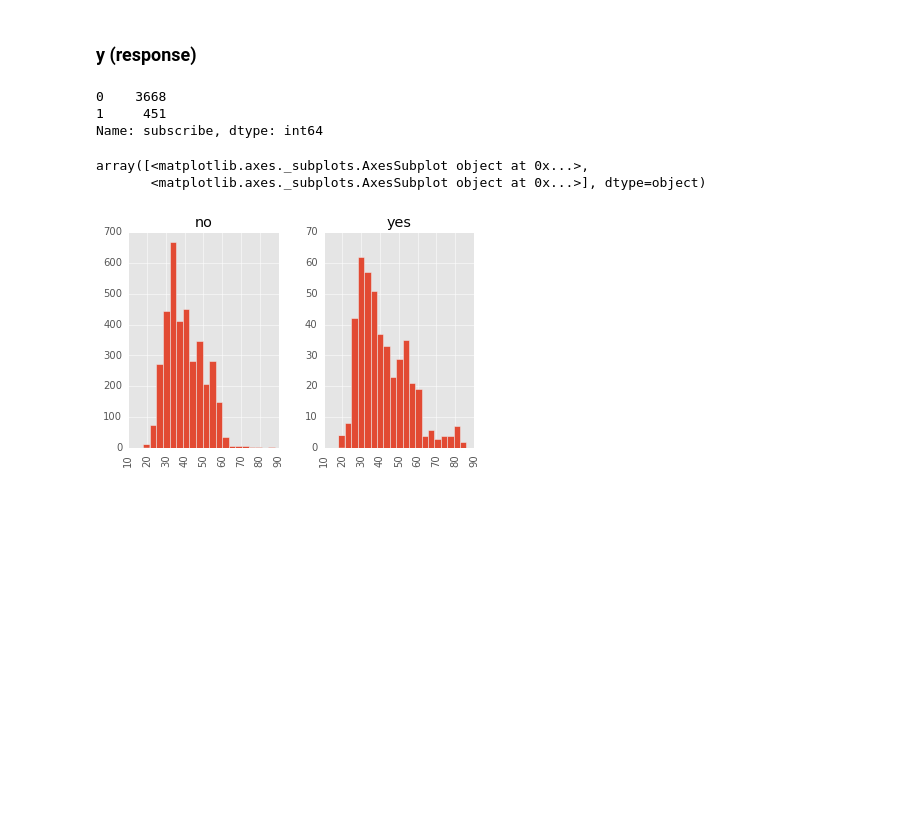
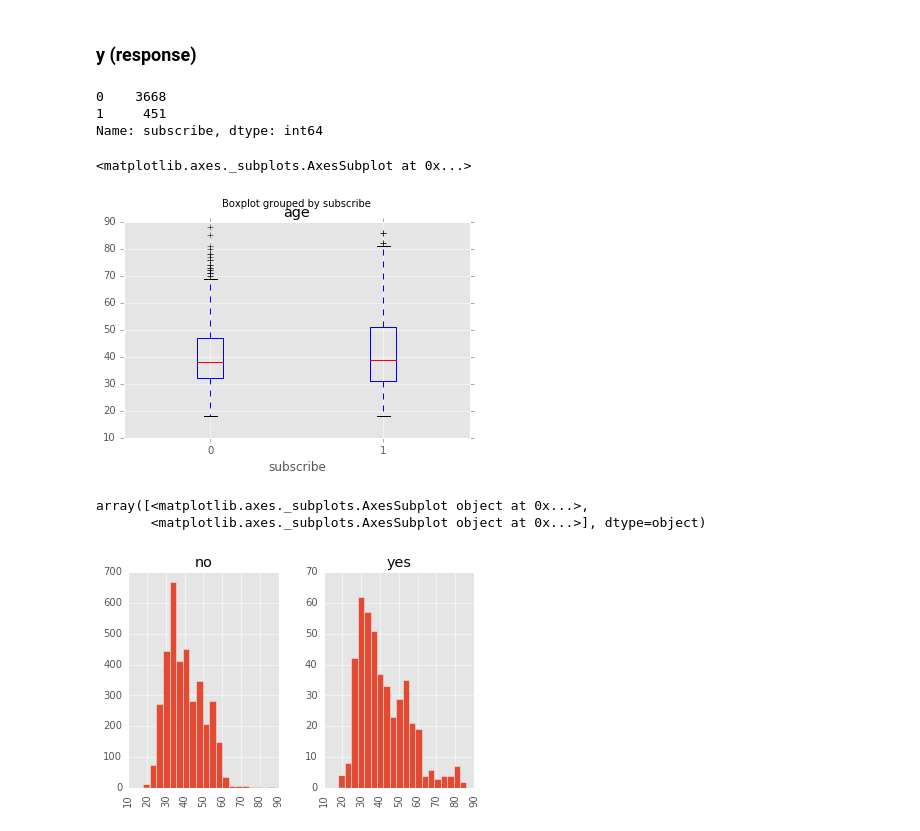
Before and after one commit to ravenruckus/GA-SEA-DAT2, a Jupyter notebook: notebooks/10_bank_exercise-Copy1.ipynb, the cells around one changed output. Cells and saved outputs as stored; diff of their text form; code cells hidden in the pictures; blank space fills up the shorter version.

```diff
--- a/notebooks/10_bank_exercise-Copy1.ipynb
+++ b/notebooks/10_bank_exercise-Copy1.ipynb
@@ -162,6 +162,11 @@ print bank.subscribe.value_counts()
 0    3668
 1     451
 Name: subscribe, dtype: int64
+# %%
+bank.boxplot(column='age', by='subscribe')
+# %% [output]
+<matplotlib.axes._subplots.AxesSubplot at 0x...>
+[figure, added]
 # %%
 bank.hist(column='age', by='y', bins=20)
 # %% [output]
```
Also changed, not shown: parts of 2 cells of this notebook, 40 other files.
